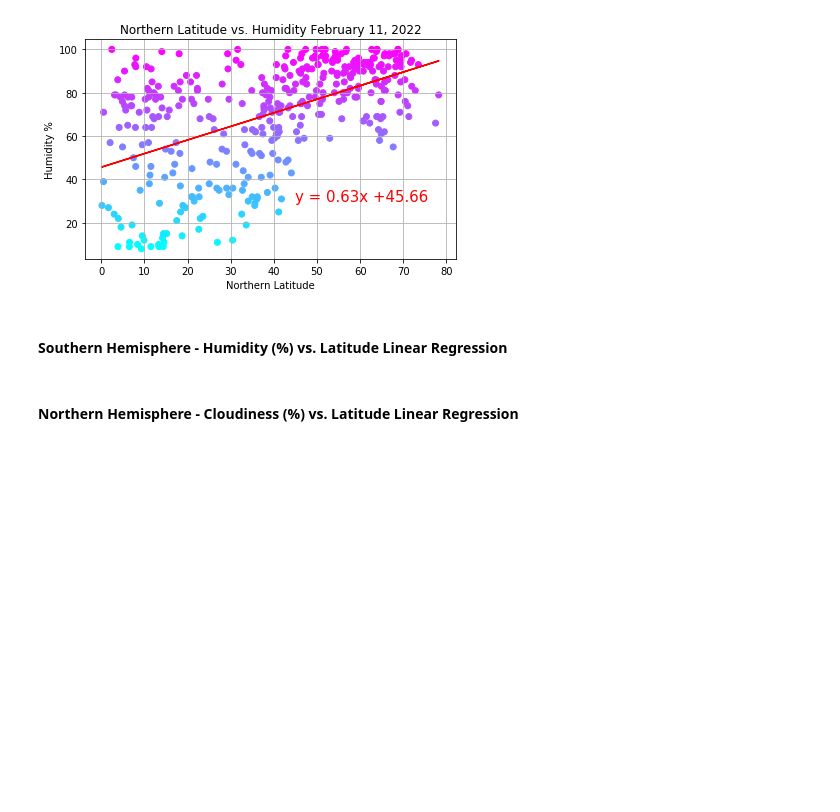
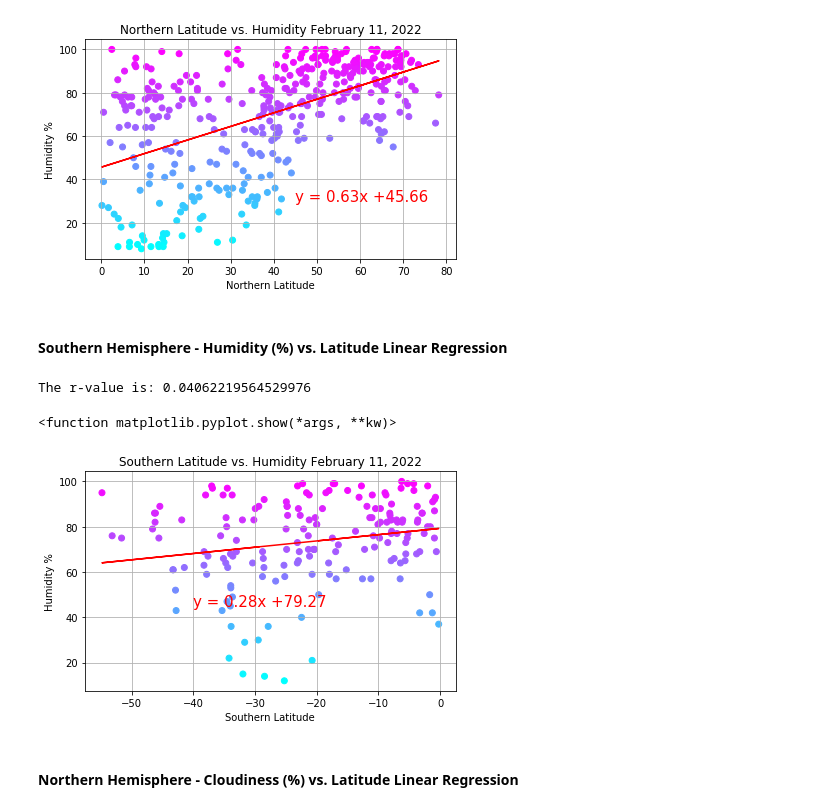
Before and after one commit to SidDas8/python-api-challenge, a Jupyter notebook: WeatherPy/WeatherPy.ipynb, the cells around one changed output. Drawn from its saved outputs; the diff is of its cells as text; code cells hidden in the pictures; blank space fills up the shorter version.

Commit message:
Completed Southern Latitude vs Humidity scatter plot.

```diff
--- a/WeatherPy/WeatherPy.ipynb
+++ b/WeatherPy/WeatherPy.ipynb
@@ -435,6 +435,37 @@ The r-value is: 0.2788938893068842
 [figure]
 # %% [markdown]
 ####  Southern Hemisphere - Humidity (%) vs. Latitude Linear Regression
+# %%
+# Define x and y axis
+xaxis = southernhemisphere['Latitude']
+yaxis = southernhemisphere['Humidity']
+
+# Scatter plot
+plt.scatter(xaxis, yaxis, c = yaxis, cmap = 'cool')
+
+# Linear regression
+equation = linearregression(xaxis, yaxis)
+
+# Print line equation
+plt.annotate(equation,(-40,45),fontsize=15,color="red")
+
+# Set textual properties
+plt.title(f'Southern Latitude vs. Humidity ' + time.strftime('%B %d, %Y'))
+plt.ylabel('Humidity %')
+plt.xlabel('Southern Latitude')
+
+# Format visualization
+plt.grid()
+plt.tight_layout()
+
+# Save plot to images folder
+plt.savefig('Images/southhemisphere-humiditylatitude.png')
+
+plt.show
+# %% [output]
+The r-value is: 0.04062219564529976
+<function matplotlib.pyplot.show(*args, **kw)>
+[figure, added]
 # %% [markdown]
 ####  Northern Hemisphere - Cloudiness (%) vs. Latitude Linear Regression
 # %%
```
Also changed, not shown: 1 other file.
